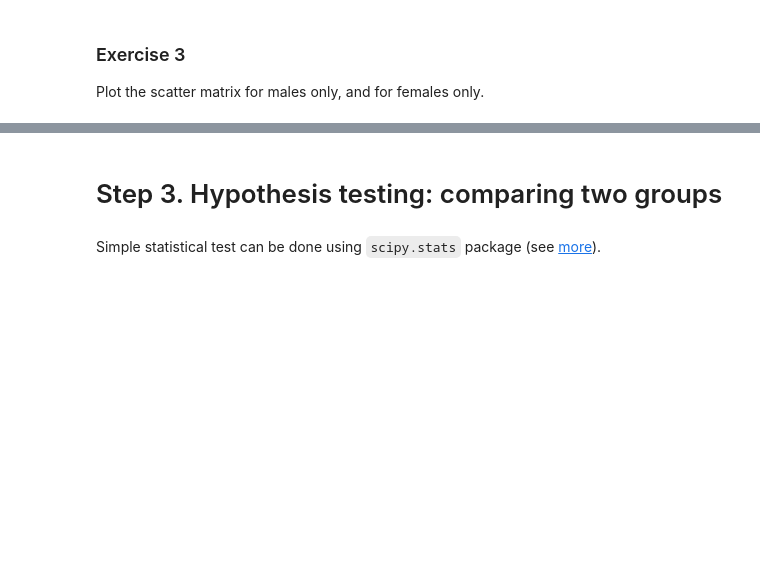
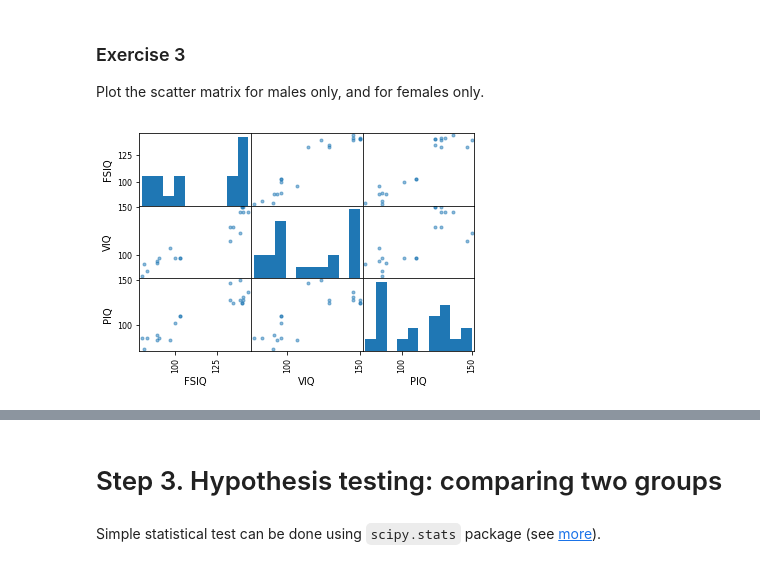
Before and after one commit to nomemm/advstat-labs, a Jupyter notebook: Lab01/Lab01.ipynb, the cells around one changed output, grey strips where cells are left out. Drawn from its saved outputs; the diff is of its cells as text; code cells hidden in the pictures; blank space fills up the shorter version.

```diff
--- a/Lab01/Lab01.ipynb
+++ b/Lab01/Lab01.ipynb
@@ -77,5 +105,5 @@ The csv contains following columns:
 1. MRI_Count: total pixel Count from the 18 MRI scans
 # %%
 import pandas as pd
-data = pd.read_csv('examples/brain_size.csv', sep=';', na_values=".")
+data = pd.read_csv('brain_size.csv', sep=';', na_values=".")
 data
@@ -151,5 +282,9 @@ plt.show()
 Plot the scatter matrix for males only, and for females only.
 # %%
 # scatter matrix for males
+pd.scatter_matrix(data[data['Gender'] == 'Male'][['FSIQ', 'VIQ', 'PIQ']])
+plt.show()
+# %% [output]
+[figure, added]
 # %%
 # scatter matrix for females
```
Also changed, not shown: parts of 34 cells of this notebook.
